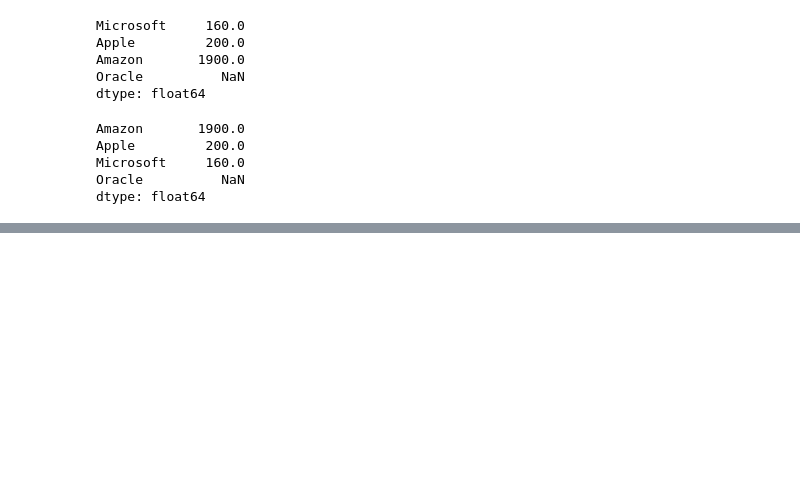
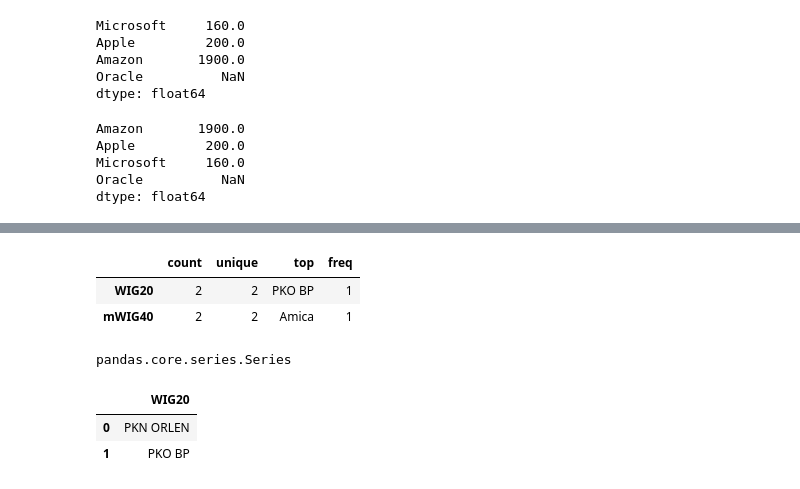
Before and after one commit to dgierejkiewicz/data-science, a Jupyter notebook: pandas_tworzenie_obiektow.ipynb, the cells around one changed output, grey strips where cells are left out. Saved outputs shown, nothing was run; the diff lists cells and outputs as text; code cells hidden in the pictures; blank space fills up the shorter version.

```diff
--- a/pandas_tworzenie_obiektow.ipynb
+++ b/pandas_tworzenie_obiektow.ipynb
@@ -221,0 +288,16 @@ dtype: float64
+# %%
+df.describe().T
+# %% [output]
+|  | count | unique | top | freq |
+| WIG20 | 2 | 2 | PKO BP | 1 |
+| mWIG40 | 2 | 2 | Amica | 1 |
+# %%
+type(df['WIG20'])
+# %% [output]
+pandas.core.series.Series
+# %%
+df[['WIG20']]
+# %% [output]
+|  | WIG20 |
+| 0 | PKN ORLEN |
+| 1 | PKO BP |
```
Also changed, not shown: parts of 9 cells of this notebook.
